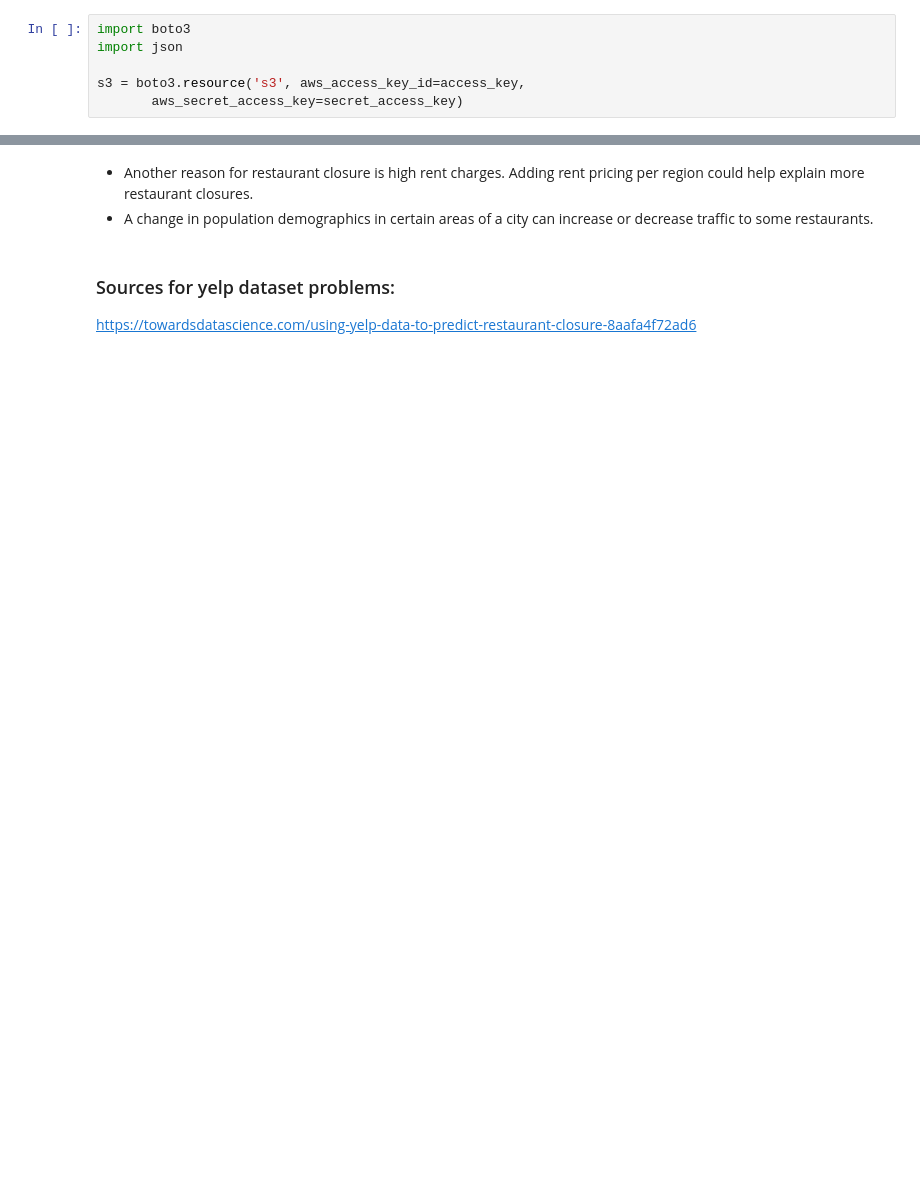
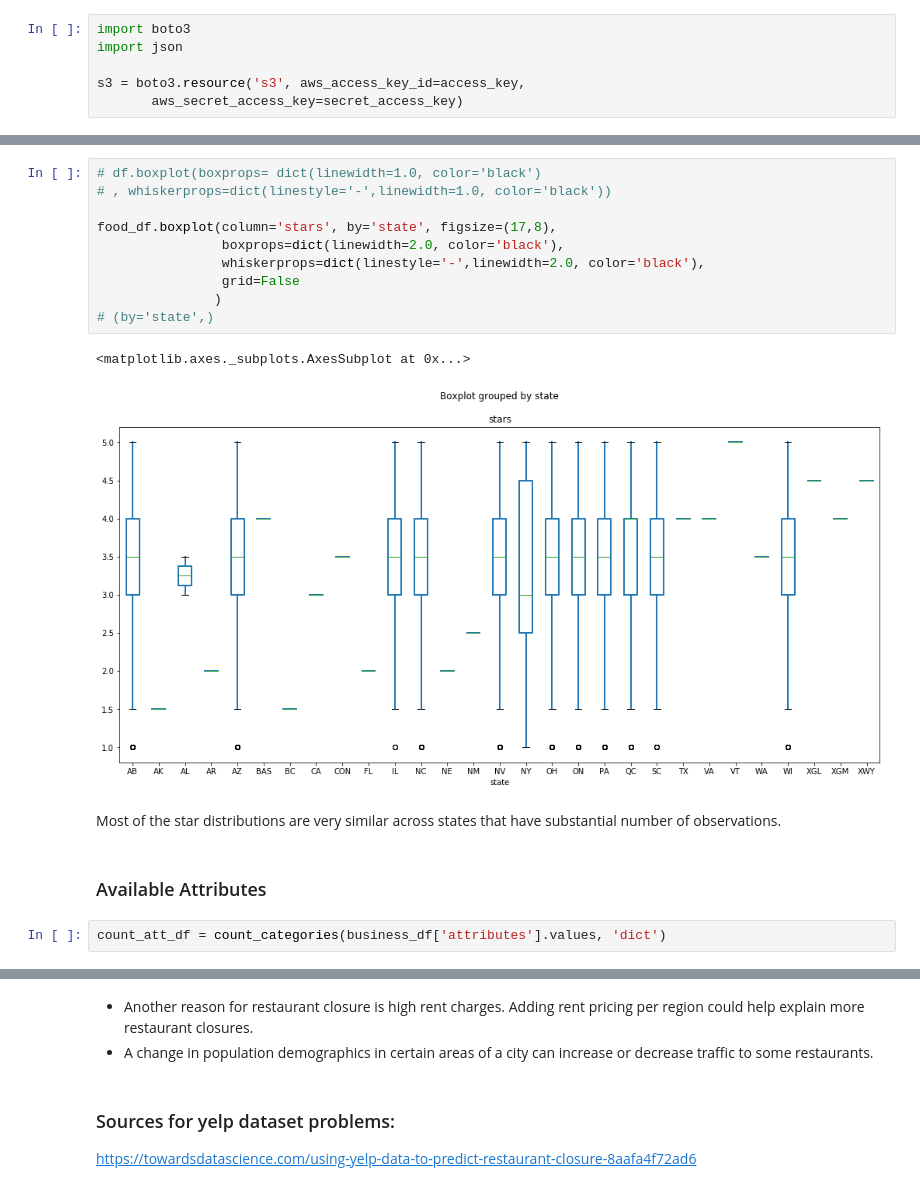
Before and after one commit to raeray/persproj, a Jupyter notebook: eda/Personal Project Data Exploration.ipynb, the cells around one changed output, grey strips where cells are left out. Saved outputs shown, nothing was run; the diff lists cells and outputs as text; blank space fills up the shorter version.

```diff
--- a/eda/Personal Project Data Exploration.ipynb
+++ b/eda/Personal Project Data Exploration.ipynb
@@ -127,0 +222,19 @@ checkin_df.head()
+# %%
+# df.boxplot(boxprops= dict(linewidth=1.0, color='black')
+# , whiskerprops=dict(linestyle='-',linewidth=1.0, color='black'))
+
+food_df.boxplot(column='stars', by='state', figsize=(17,8),
+                boxprops=dict(linewidth=2.0, color='black'),
+                whiskerprops=dict(linestyle='-',linewidth=2.0, color='black'),
+                grid=False
+               )
+# (by='state',)
+# %% [output]
+<matplotlib.axes._subplots.AxesSubplot at 0x...>
+[figure, added]
+# %% [markdown]
+Most of the star distributions are very similar across states that have substantial number of observations.
+# %% [markdown]
+### Available Attributes
+# %%
+count_att_df = count_categories(business_df['attributes'].values, 'dict')
```
Also changed, not shown: parts of 54 cells of this notebook.
